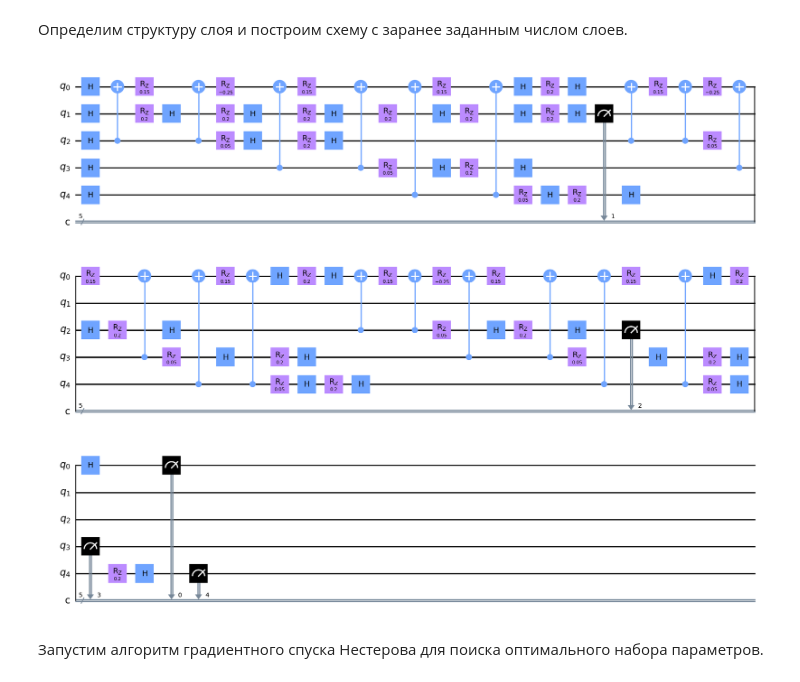
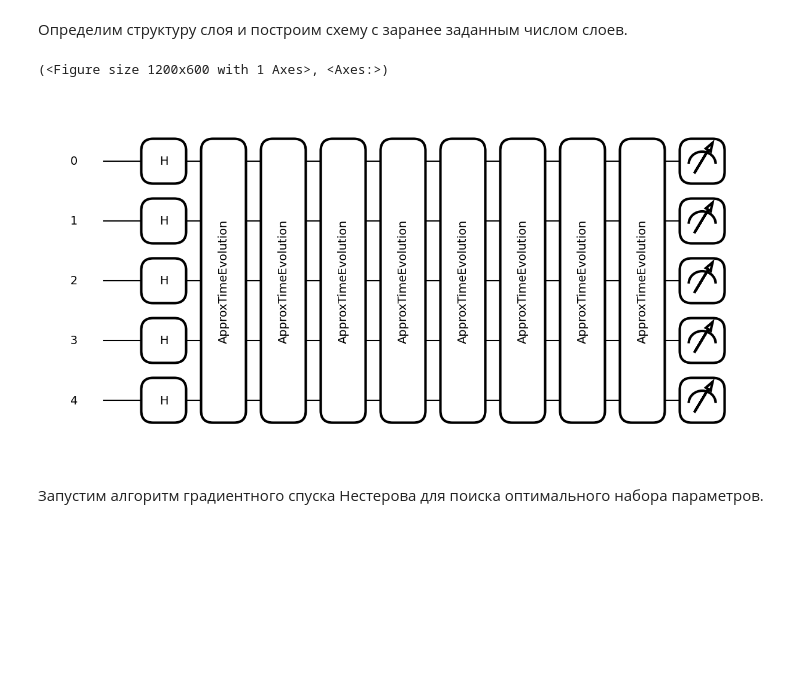
Before and after one commit to vongostev/PennyLane_Examples, a Jupyter notebook: combinatorial_optimization.ipynb, the cells around one changed output. Drawn from its saved outputs; the diff is of its cells as text; code cells hidden in the pictures; blank space fills up the shorter version.

```diff
--- a/combinatorial_optimization.ipynb
+++ b/combinatorial_optimization.ipynb
@@ -116,7 +113,7 @@ Mixer Hamiltonian (1) [X0]
 # %% [markdown]
 Определим структуру слоя и построим схему с заранее заданным числом слоев.
 # %%
-depth = 3
+depth = 4
 wires = range(len(graph.degree))
 
 def qaoa_layer(gamma, alpha):
@@ -124,7 +121,7 @@ def qaoa_layer(gamma, alpha):
     qaoa.mixer_layer(alpha, mixer_h)
 
 
-@qml.template
+# @qml.template
 def qaoa_circuit(params, **kwargs):
     for w in wires:
         qml.Hadamard(wires=w)
@@ -132,12 +129,13 @@ def qaoa_circuit(params, **kwargs):
 # %%
 @qml.qnode(dev)
 def qaoa_node(params):
     qaoa_circuit(params)
     return qml.probs(wires=range(5))
-qaoa_node([[0.1] * depth, [0.1] * depth])
-dev._circuit.draw(output="mpl")
+qml.draw_mpl(qaoa_node)([[0.1] * depth, [0.1] * depth])
+# dev._circuit.draw(output="mpl")
 # %% [output]
+(<Figure size 1200x600 with 1 Axes>, <Axes:>)
-[figure, old version]
+[figure, new version]
 # %% [markdown]
 Запустим алгоритм градиентного спуска Нестерова для поиска оптимального набора параметров.
 # %%
```
Also changed, not shown: parts of 10 cells of this notebook, 3 other files.
